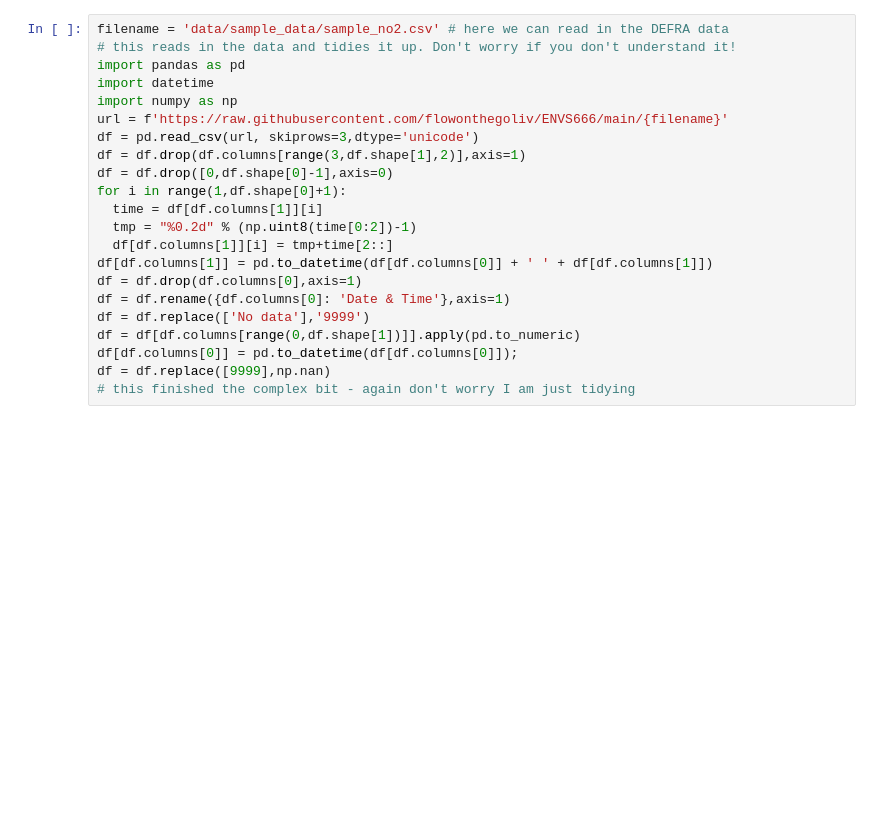
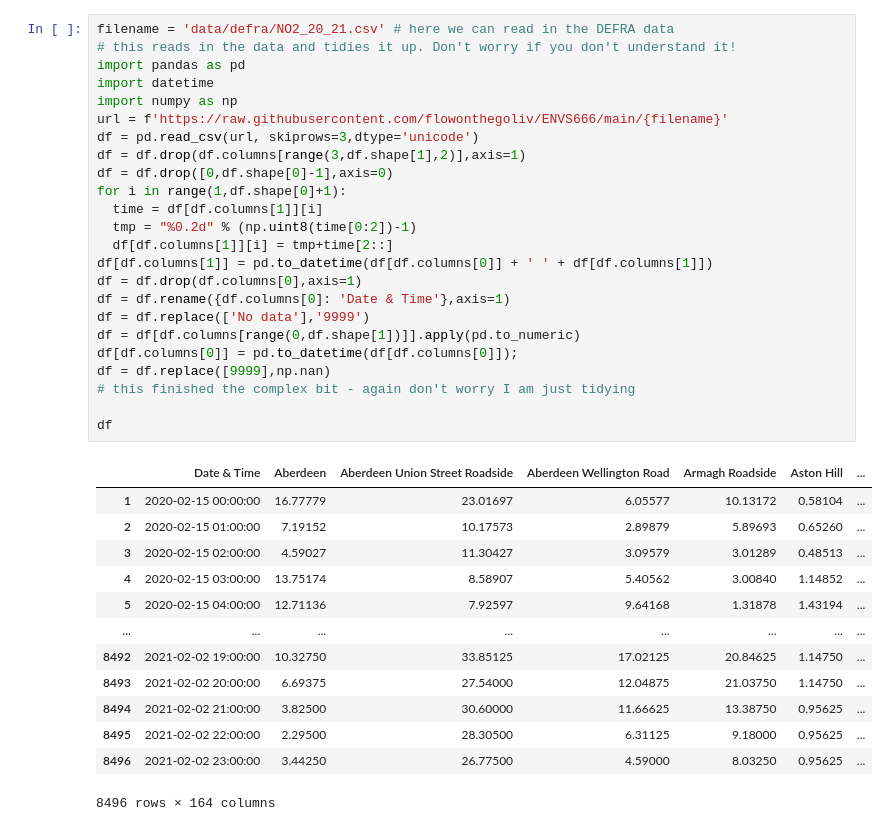
Before and after one commit to flowonthegoliv/ENVS666, a Jupyter notebook: read_defra.ipynb, the cells around one changed output. Drawn from its saved outputs; the diff is of its cells as text; blank space fills up the shorter version.

```diff
--- a/read_defra.ipynb
+++ b/read_defra.ipynb
@@ -1,24 +1,40 @@
 # %% [markdown]
 <a href="https://colab.research.google.com/github/flowonthegoliv/ENVS666/blob/main/read_defra.ipynb" target="_parent"><img src="https://colab.research.google.com/assets/colab-badge.svg" alt="Open In Colab"/></a>
 # %%
-filename = 'data/sample_data/sample_no2.csv' # here we can read in the DEFRA data
+filename = 'data/defra/NO2_20_21.csv' # here we can read in the DEFRA data
 # this reads in the data and tidies it up. Don't worry if you don't understand it!
 import pandas as pd
 import datetime
 import numpy as np
 url = f'https://raw.githubusercontent.com/flowonthegoliv/ENVS666/main/{filename}'
 df = pd.read_csv(url, skiprows=3,dtype='unicode')
 df = df.drop(df.columns[range(3,df.shape[1],2)],axis=1)
 df = df.drop([0,df.shape[0]-1],axis=0)
 for i in range(1,df.shape[0]+1):
   time = df[df.columns[1]][i]
   tmp = "%0.2d" % (np.uint8(time[0:2])-1)
   df[df.columns[1]][i] = tmp+time[2::]
 df[df.columns[1]] = pd.to_datetime(df[df.columns[0]] + ' ' + df[df.columns[1]])
 df = df.drop(df.columns[0],axis=1)
 df = df.rename({df.columns[0]: 'Date & Time'},axis=1)
 df = df.replace(['No data'],'9999')
 df = df[df.columns[range(0,df.shape[1])]].apply(pd.to_numeric)
 df[df.columns[0]] = pd.to_datetime(df[df.columns[0]]);
 df = df.replace([9999],np.nan)
 # this finished the complex bit - again don't worry I am just tidying
+
+df
+# %% [output]
+|  | Date & Time | Aberdeen | Aberdeen Union Street Roadside | Aberdeen Wellington Road | Armagh Roadside | Aston Hill | ... |
+| 1 | 2020-02-15 00:00:00 | 16.77779 | 23.01697 | 6.05577 | 10.13172 | 0.58104 | ... |
+| 2 | 2020-02-15 01:00:00 | 7.19152 | 10.17573 | 2.89879 | 5.89693 | 0.65260 | ... |
+| 3 | 2020-02-15 02:00:00 | 4.59027 | 11.30427 | 3.09579 | 3.01289 | 0.48513 | ... |
+| 4 | 2020-02-15 03:00:00 | 13.75174 | 8.58907 | 5.40562 | 3.00840 | 1.14852 | ... |
+| 5 | 2020-02-15 04:00:00 | 12.71136 | 7.92597 | 9.64168 | 1.31878 | 1.43194 | ... |
+| ... | ... | ... | ... | ... | ... | ... | ... |
+| 8492 | 2021-02-02 19:00:00 | 10.32750 | 33.85125 | 17.02125 | 20.84625 | 1.14750 | ... |
+| 8493 | 2021-02-02 20:00:00 | 6.69375 | 27.54000 | 12.04875 | 21.03750 | 1.14750 | ... |
+| 8494 | 2021-02-02 21:00:00 | 3.82500 | 30.60000 | 11.66625 | 13.38750 | 0.95625 | ... |
+| 8495 | 2021-02-02 22:00:00 | 2.29500 | 28.30500 | 6.31125 | 9.18000 | 0.95625 | ... |
+| 8496 | 2021-02-02 23:00:00 | 3.44250 | 26.77500 | 4.59000 | 8.03250 | 0.95625 | ... |
+8496 rows × 164 columns
```
